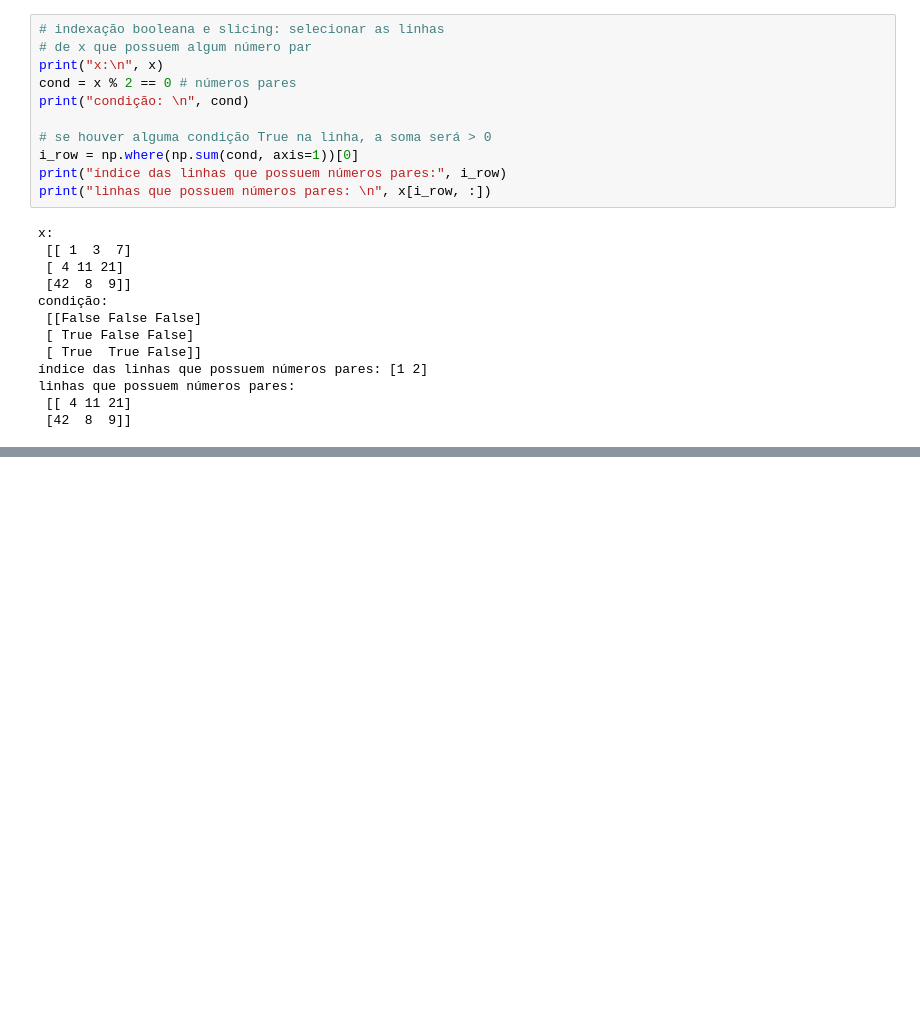
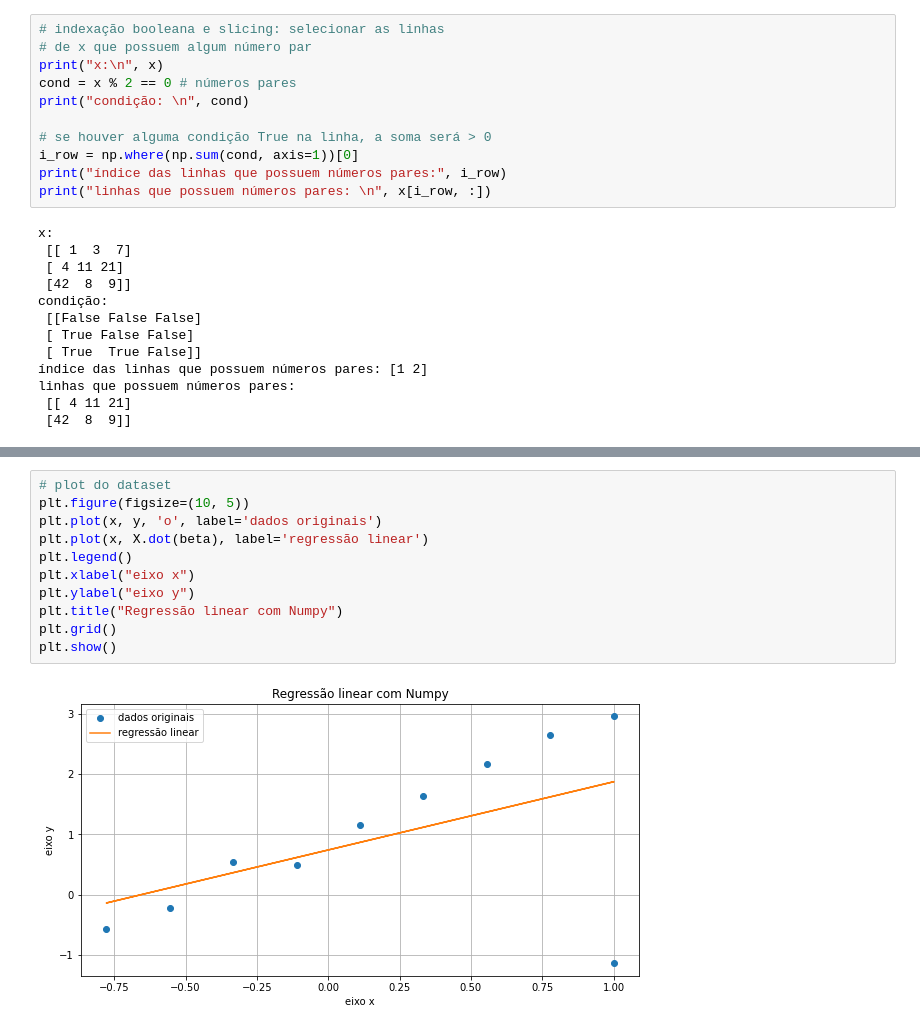
Before and after one commit to wallaceleonardo/bootcamp-IGTI-Desenvolvedor_Python, a Jupyter notebook: Numpy.ipynb, the cells around one changed output, grey strips where cells are left out. Cells and saved outputs as stored; diff of their text form; blank space fills up the shorter version.

```diff
--- a/Numpy.ipynb
+++ b/Numpy.ipynb
@@ -108,0 +153,13 @@ linhas que possuem números pares:
+# %%
+# plot do dataset
+plt.figure(figsize=(10, 5))
+plt.plot(x, y, 'o', label='dados originais')
+plt.plot(x, X.dot(beta), label='regressão linear')
+plt.legend()
+plt.xlabel("eixo x")
+plt.ylabel("eixo y")
+plt.title("Regressão linear com Numpy")
+plt.grid()
+plt.show()
+# %% [output]
+[figure, added]
```
Also changed, not shown: parts of 5 cells of this notebook.
